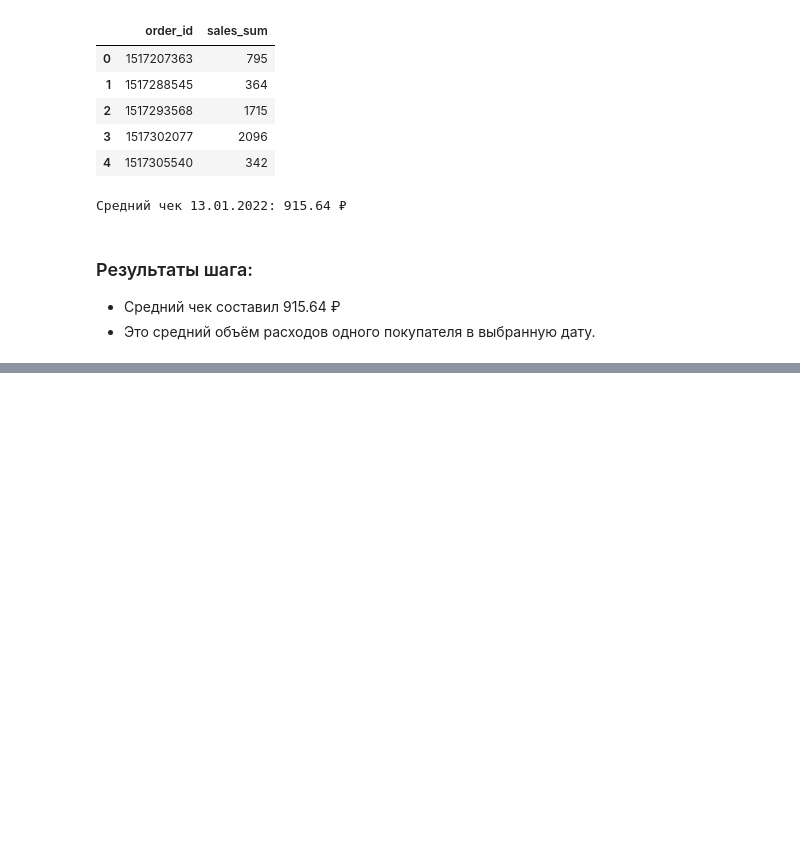
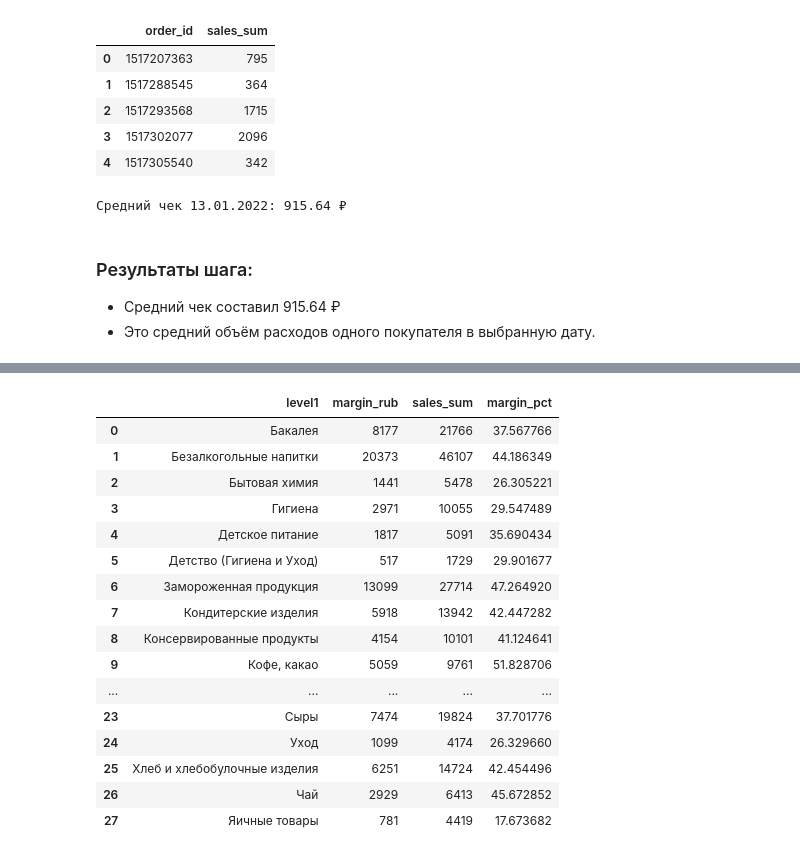
Before and after one commit to mkudim/Samokat_analysis, a Jupyter notebook: notebooks/Samokat_analysis.ipynb, the cells around one changed output, grey strips where cells are left out. Saved outputs shown, nothing was run; the diff lists cells and outputs as text; code cells hidden in the pictures; blank space fills up the shorter version.

```diff
--- a/notebooks/Samokat_analysis.ipynb
+++ b/notebooks/Samokat_analysis.ipynb
@@ -388,0 +469,6 @@ print(f"Средний чек 13.01.2022: {average_check:.2f} ₽")
+# %%
+# Создаем поля маржи
+df['margin_rub'] = (df['price'] - df['cost_price']) * df['sales_qty']
+df['margin_pct'] = (df['price'] - df['cost_price']) / df['price'] * 100
+
+df.head()
@@ -388,0 +482,33 @@ print(f"Средний чек 13.01.2022: {average_check:.2f} ₽")
+# %%
+# Агрегируем маржу по категориям
+category_margin = (
+    df.groupby('level1')
+      .agg({
+          'margin_rub': 'sum',
+          'sales_sum': 'sum'
+      })
+      .reset_index()
+)
+
+# Маржа в процентах = сумма маржи / сумма выручки
+category_margin['margin_pct'] = category_margin['margin_rub'] / category_margin['sales_sum'] * 100
+
+category_margin
+# %% [output]
+|  | level1 | margin_rub | sales_sum | margin_pct |
+| 0 | Бакалея | 8177 | 21766 | 37.567766 |
+| 1 | Безалкогольные напитки | 20373 | 46107 | 44.186349 |
+| 2 | Бытовая химия | 1441 | 5478 | 26.305221 |
+| 3 | Гигиена | 2971 | 10055 | 29.547489 |
+| 4 | Детское питание | 1817 | 5091 | 35.690434 |
+| 5 | Детство (Гигиена и Уход) | 517 | 1729 | 29.901677 |
+| 6 | Замороженная продукция | 13099 | 27714 | 47.264920 |
+| 7 | Кондитерские изделия | 5918 | 13942 | 42.447282 |
+| 8 | Консервированные продукты | 4154 | 10101 | 41.124641 |
+| 9 | Кофе, какао | 5059 | 9761 | 51.828706 |
+| ... | ... | ... | ... | ... |
+| 23 | Сыры | 7474 | 19824 | 37.701776 |
+| 24 | Уход | 1099 | 4174 | 26.329660 |
+| 25 | Хлеб и хлебобулочные изделия | 6251 | 14724 | 42.454496 |
+| 26 | Чай | 2929 | 6413 | 45.672852 |
+| 27 | Яичные товары | 781 | 4419 | 17.673682 |
```
Also changed, not shown: parts of 25 cells of this notebook, 1 other file.
